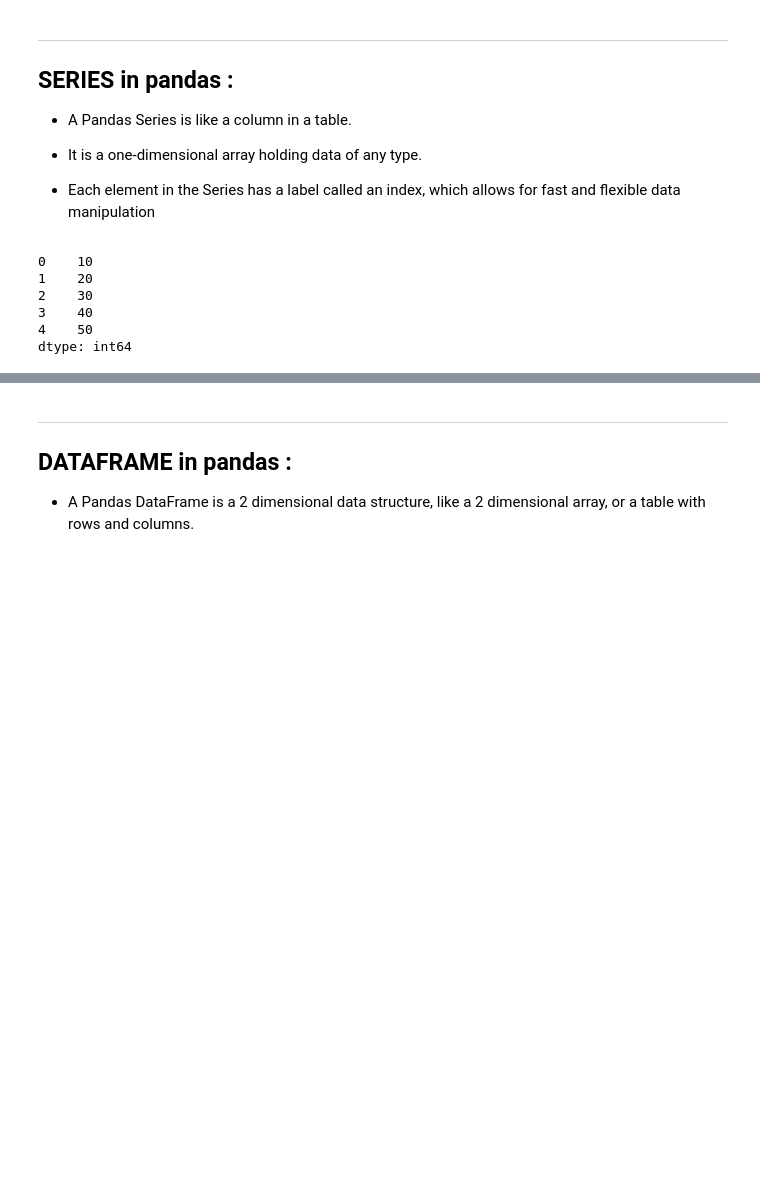
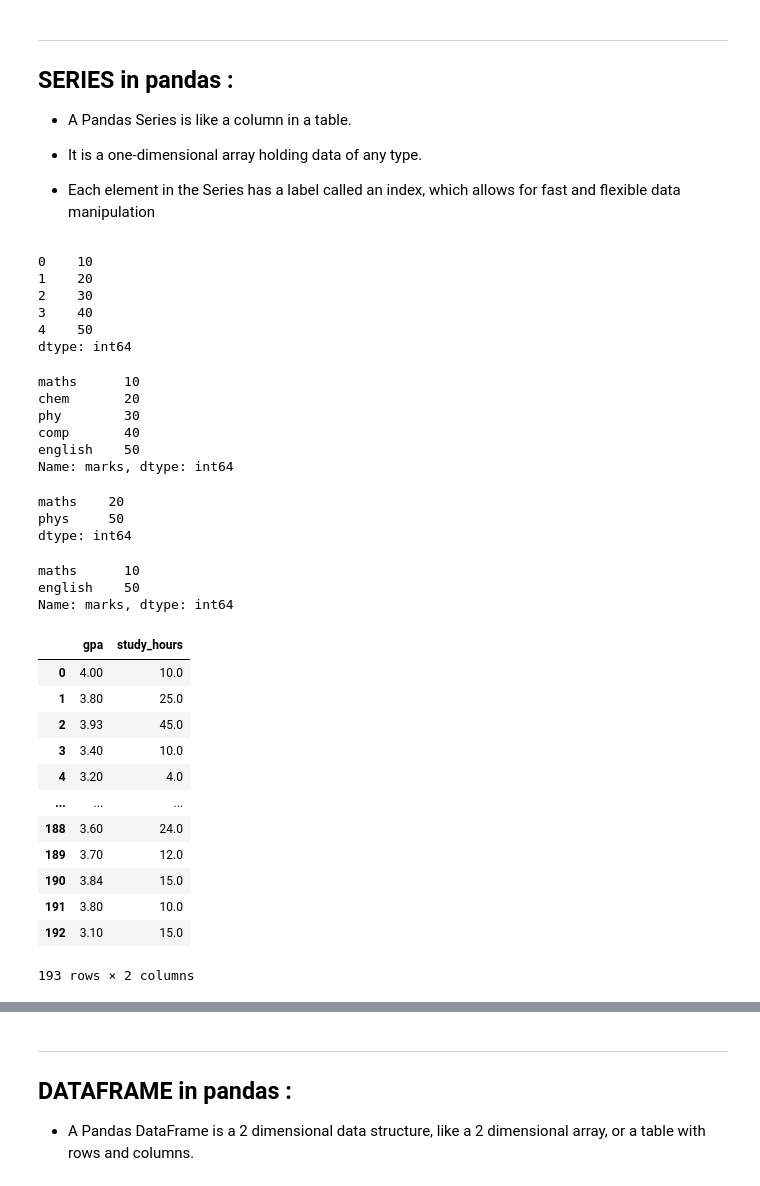
Before and after one commit to suraj4502/DS-Material, a Jupyter notebook: pandas.ipynb, the cells around one changed output, grey strips where cells are left out. Saved outputs shown, nothing was run; the diff lists cells and outputs as text; code cells hidden in the pictures; blank space fills up the shorter version.

```diff
--- a/pandas.ipynb
+++ b/pandas.ipynb
@@ -48,3 +49,46 @@ my_series
 3    40
 4    50
 dtype: int64
+# %%
+data = [10, 20, 30, 40, 50]
+index = ['maths','chem','phy','comp','english']
+marks = pd.Series(data,index,name="marks")
+marks
+# %% [output]
+maths      10
+chem       20
+phy        30
+comp       40
+english    50
+Name: marks, dtype: int64
+# %%
+d = {'maths':20,'phys':50}
+s = pd.Series(d)
+s
+# %% [output]
+maths    20
+phys     50
+dtype: int64
+# %%
+marks[[0,-1]]
+# %% [output]
+maths      10
+english    50
+Name: marks, dtype: int64
+# %%
+my_series= pd.read_csv('Data/gpa_study_hours.csv')
+my_series
+# %% [output]
+|  | gpa | study_hours |
+| 0 | 4.00 | 10.0 |
+| 1 | 3.80 | 25.0 |
+| 2 | 3.93 | 45.0 |
+| 3 | 3.40 | 10.0 |
+| 4 | 3.20 | 4.0 |
+| ... | ... | ... |
+| 188 | 3.60 | 24.0 |
+| 189 | 3.70 | 12.0 |
+| 190 | 3.84 | 15.0 |
+| 191 | 3.80 | 10.0 |
+| 192 | 3.10 | 15.0 |
+193 rows × 2 columns
```
Also changed, not shown: parts of 60 cells of this notebook, 2 other files.
